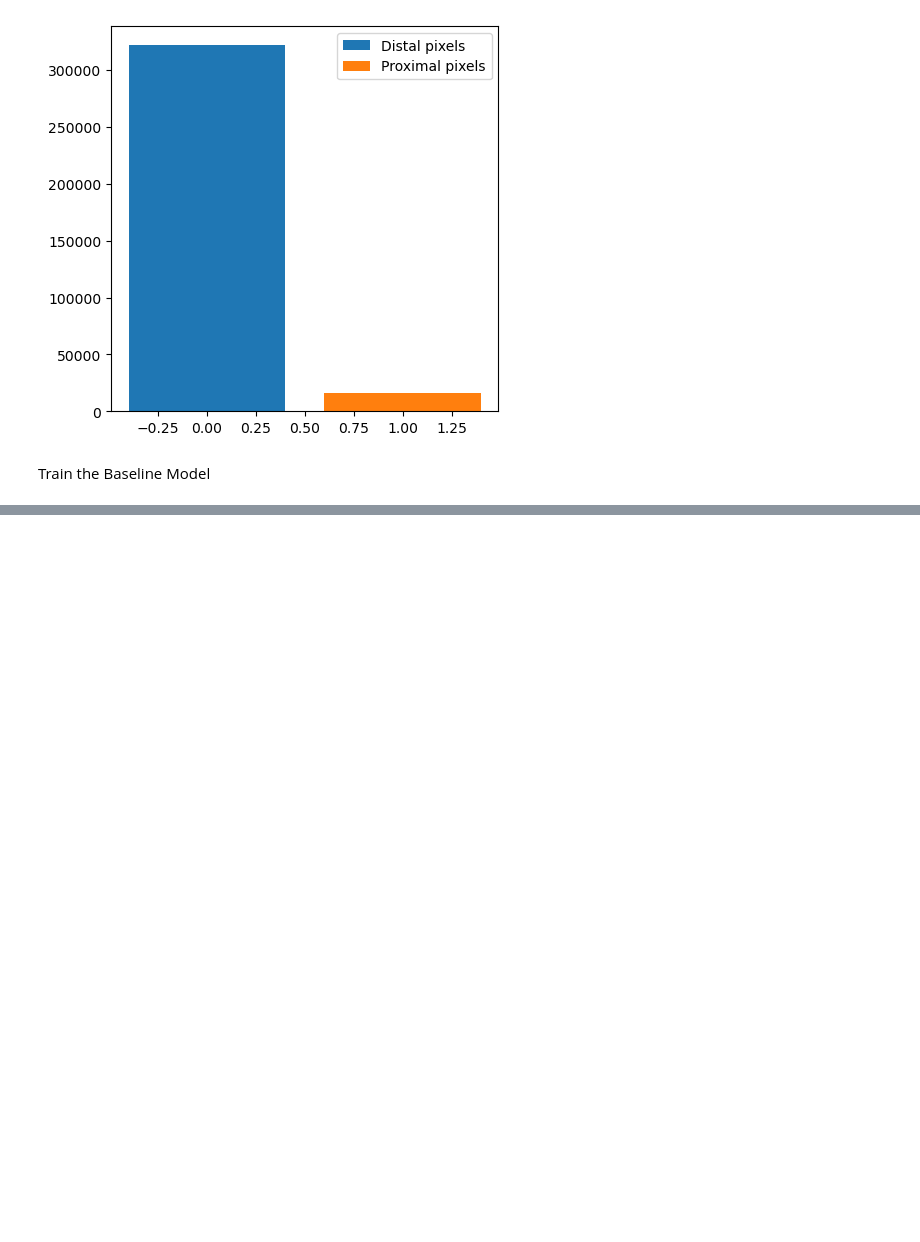
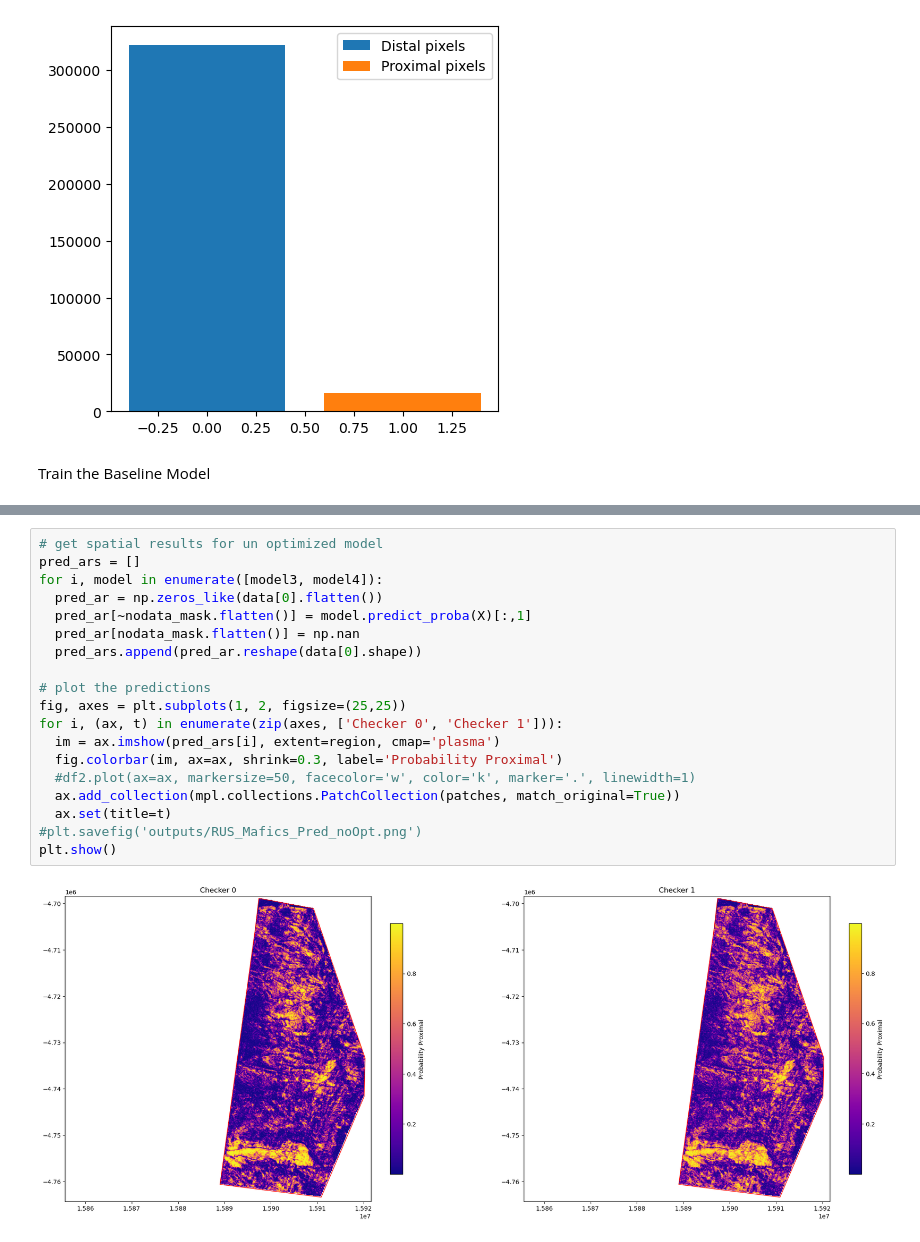
Before and after one commit to DaveBrig/Gas_Prediction_from_Seismic_Attributes, a Jupyter notebook: code/Gas_Probability.ipynb, the cells around one changed output, grey strips where cells are left out. Saved outputs shown, nothing was run; the diff lists cells and outputs as text; blank space fills up the shorter version.

```diff
--- a/code/Gas_Probability.ipynb
+++ b/code/Gas_Probability.ipynb
@@ -135,0 +247,21 @@ Train the Baseline Model
+# %%
+# get spatial results for un optimized model
+pred_ars = []
+for i, model in enumerate([model3, model4]):
+  pred_ar = np.zeros_like(data[0].flatten())
+  pred_ar[~nodata_mask.flatten()] = model.predict_proba(X)[:,1]
+  pred_ar[nodata_mask.flatten()] = np.nan
+  pred_ars.append(pred_ar.reshape(data[0].shape))
+
+# plot the predictions
+fig, axes = plt.subplots(1, 2, figsize=(25,25))
+for i, (ax, t) in enumerate(zip(axes, ['Checker 0', 'Checker 1'])):
+  im = ax.imshow(pred_ars[i], extent=region, cmap='plasma')
+  fig.colorbar(im, ax=ax, shrink=0.3, label='Probability Proximal')
+  #df2.plot(ax=ax, markersize=50, facecolor='w', color='k', marker='.', linewidth=1)
+  ax.add_collection(mpl.collections.PatchCollection(patches, match_original=True))
+  ax.set(title=t)
+#plt.savefig('outputs/RUS_Mafics_Pred_noOpt.png')
+plt.show()
+# %% [output]
+[figure, added]
```
Also changed, not shown: parts of 8 cells of this notebook, 1 other file.
